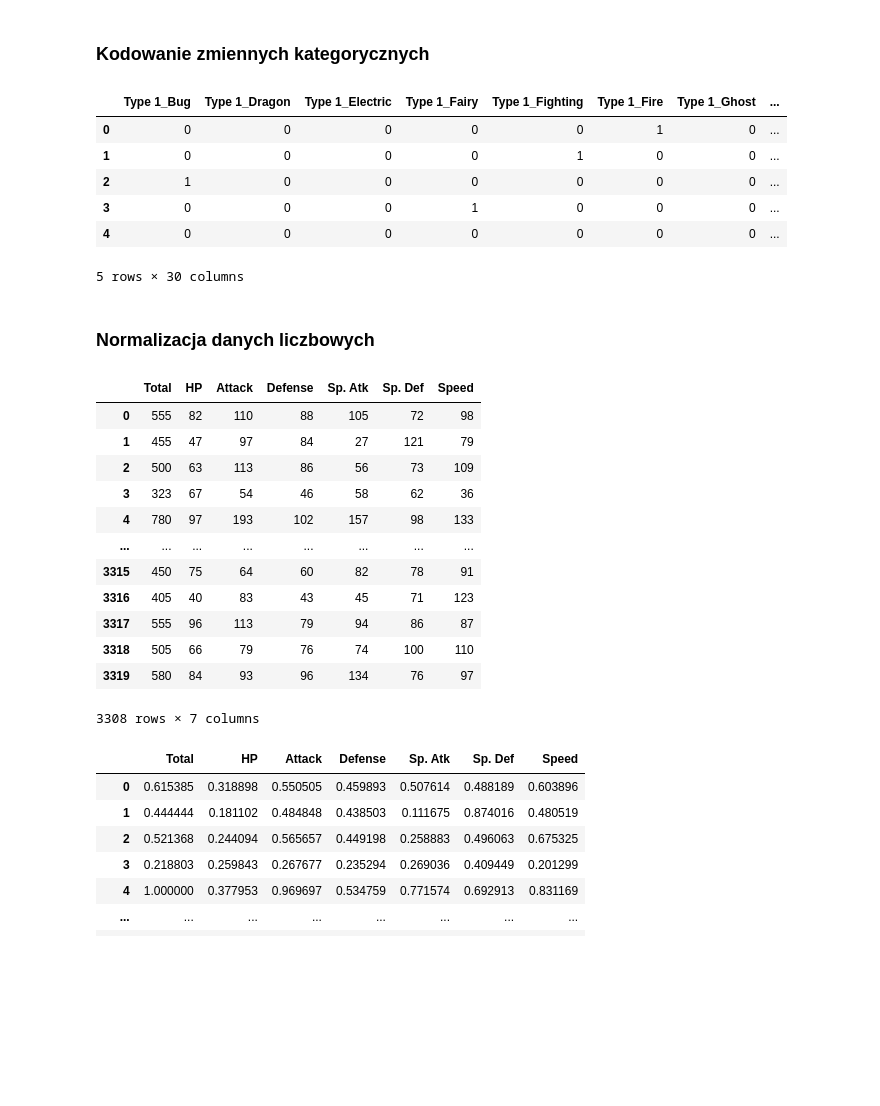
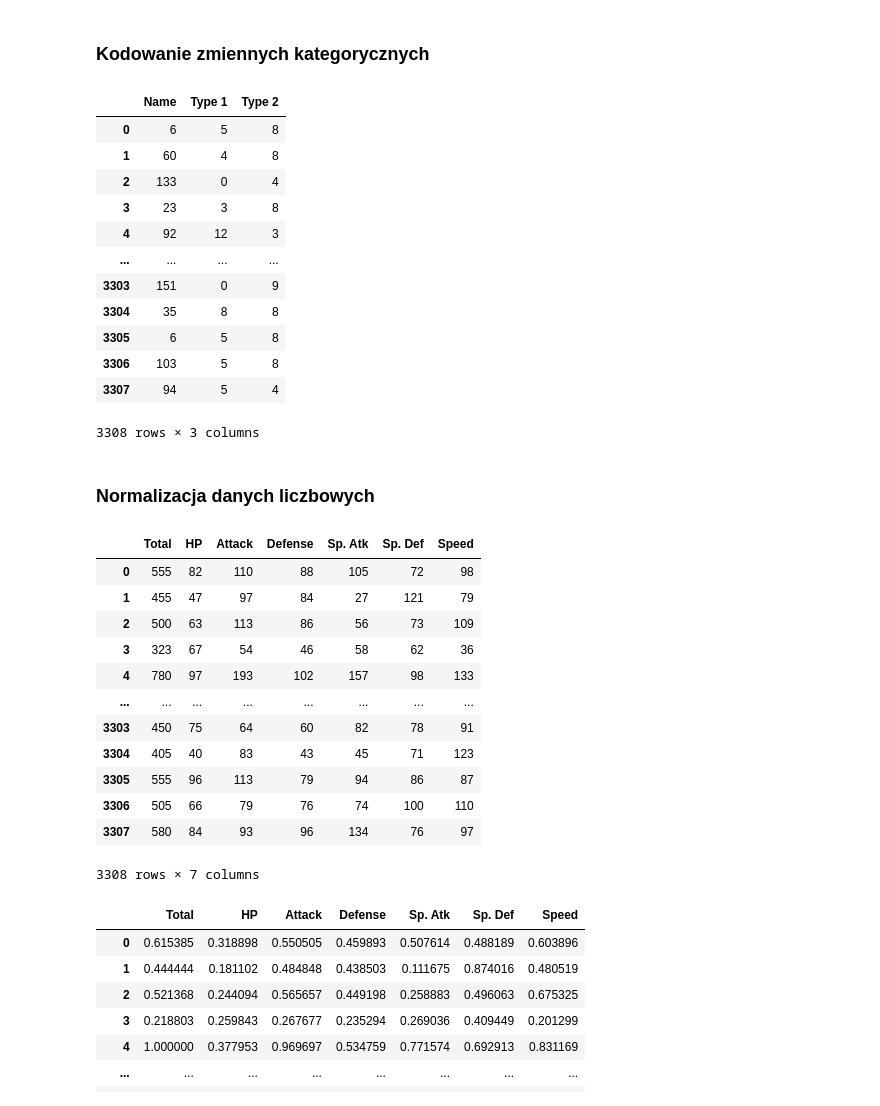
Before and after one commit to KacperUrban/Machine-learning-course, a Jupyter notebook: Second_Part/Projekt_nr_2.ipynb, the cells around one changed output. Saved outputs shown, nothing was run; the diff lists cells and outputs as text; code cells hidden in the pictures; blank space fills up the shorter version.

Commit message:
Create some base models for pokemon's name classfication

```diff
--- a/Second_Part/Projekt_nr_2.ipynb
+++ b/Second_Part/Projekt_nr_2.ipynb
@@ -93,7 +100,7 @@ df_no_nans.head()
 | 3 | 35 | Clefairy | Fairy | Other | 323 | 67 | 54 | 46 | 58 | 62 | 36 | ... |
 | 4 | 150 | MewtwoMega Mewtwo X | Psychic | Fighting | 780 | 97 | 193 | 102 | 157 | 98 | 133 | ... |
 # %%
-df_clean = df_no_nans[(df_no_nans.HP > 0) & (df_no_nans.Attack > 0) & (df_no_nans.Defense > 0)]
+df_clean = df_no_nans[(df_no_nans.HP > 0) & (df_no_nans.Attack > 0) & (df_no_nans.Defense > 0)].reset_index(drop=True)
 
 columns = ['Total', 'HP', 'Attack', 'Defense', 'Sp. Atk', 'Sp. Def', 'Speed']
 for column in columns:
@@ -109,18 +116,25 @@ Wiersze w Speed które mają wartość poniżej lub równe 0: 0
 # %% [markdown]
 ### Kodowanie zmiennych kategorycznych
 # %%
-df_types = pd.get_dummies(df_clean[['Type 1', 'Type 2']]).astype('int')
-df_leg = df_clean['Legendary'].astype('int')
-df_cat = pd.concat([df_types, df_leg], axis=1)
-df_cat.head()
+label_enc = LabelEncoder()
+df_cat = pd.DataFrame()
+for column in ['Name', 'Type 1', 'Type 2']:
+    df_cat[column] = label_enc.fit_transform(df_clean[column])
+df_cat
 # %% [output]
-|  | Type 1_Bug | Type 1_Dragon | Type 1_Electric | Type 1_Fairy | Type 1_Fighting | Type 1_Fire | Type 1_Ghost | ... |
-| 0 | 0 | 0 | 0 | 0 | 0 | 1 | 0 | ... |
-| 1 | 0 | 0 | 0 | 0 | 1 | 0 | 0 | ... |
-| 2 | 1 | 0 | 0 | 0 | 0 | 0 | 0 | ... |
-| 3 | 0 | 0 | 0 | 1 | 0 | 0 | 0 | ... |
-| 4 | 0 | 0 | 0 | 0 | 0 | 0 | 0 | ... |
+|  | Name | Type 1 | Type 2 |
+| 0 | 6 | 5 | 8 |
+| 1 | 60 | 4 | 8 |
+| 2 | 133 | 0 | 4 |
+| 3 | 23 | 3 | 8 |
+| 4 | 92 | 12 | 3 |
+| ... | ... | ... | ... |
+| 3303 | 151 | 0 | 9 |
+| 3304 | 35 | 8 | 8 |
+| 3305 | 6 | 5 | 8 |
+| 3306 | 103 | 5 | 8 |
+| 3307 | 94 | 5 | 4 |
-5 rows × 30 columns
+3308 rows × 3 columns
 # %% [markdown]
 ### Normalizacja danych liczbowych
 # %%
@@ -134,11 +148,11 @@ df_num
 | 3 | 323 | 67 | 54 | 46 | 58 | 62 | 36 |
 | 4 | 780 | 97 | 193 | 102 | 157 | 98 | 133 |
 | ... | ... | ... | ... | ... | ... | ... | ... |
-| 3315 | 450 | 75 | 64 | 60 | 82 | 78 | 91 |
-| 3316 | 405 | 40 | 83 | 43 | 45 | 71 | 123 |
-| 3317 | 555 | 96 | 113 | 79 | 94 | 86 | 87 |
-| 3318 | 505 | 66 | 79 | 76 | 74 | 100 | 110 |
-| 3319 | 580 | 84 | 93 | 96 | 134 | 76 | 97 |
+| 3303 | 450 | 75 | 64 | 60 | 82 | 78 | 91 |
+| 3304 | 405 | 40 | 83 | 43 | 45 | 71 | 123 |
+| 3305 | 555 | 96 | 113 | 79 | 94 | 86 | 87 |
+| 3306 | 505 | 66 | 79 | 76 | 74 | 100 | 110 |
+| 3307 | 580 | 84 | 93 | 96 | 134 | 76 | 97 |
 3308 rows × 7 columns
 # %%
 minmax_scaler = MinMaxScaler()
```
Also changed, not shown: parts of 14 cells of this notebook.
